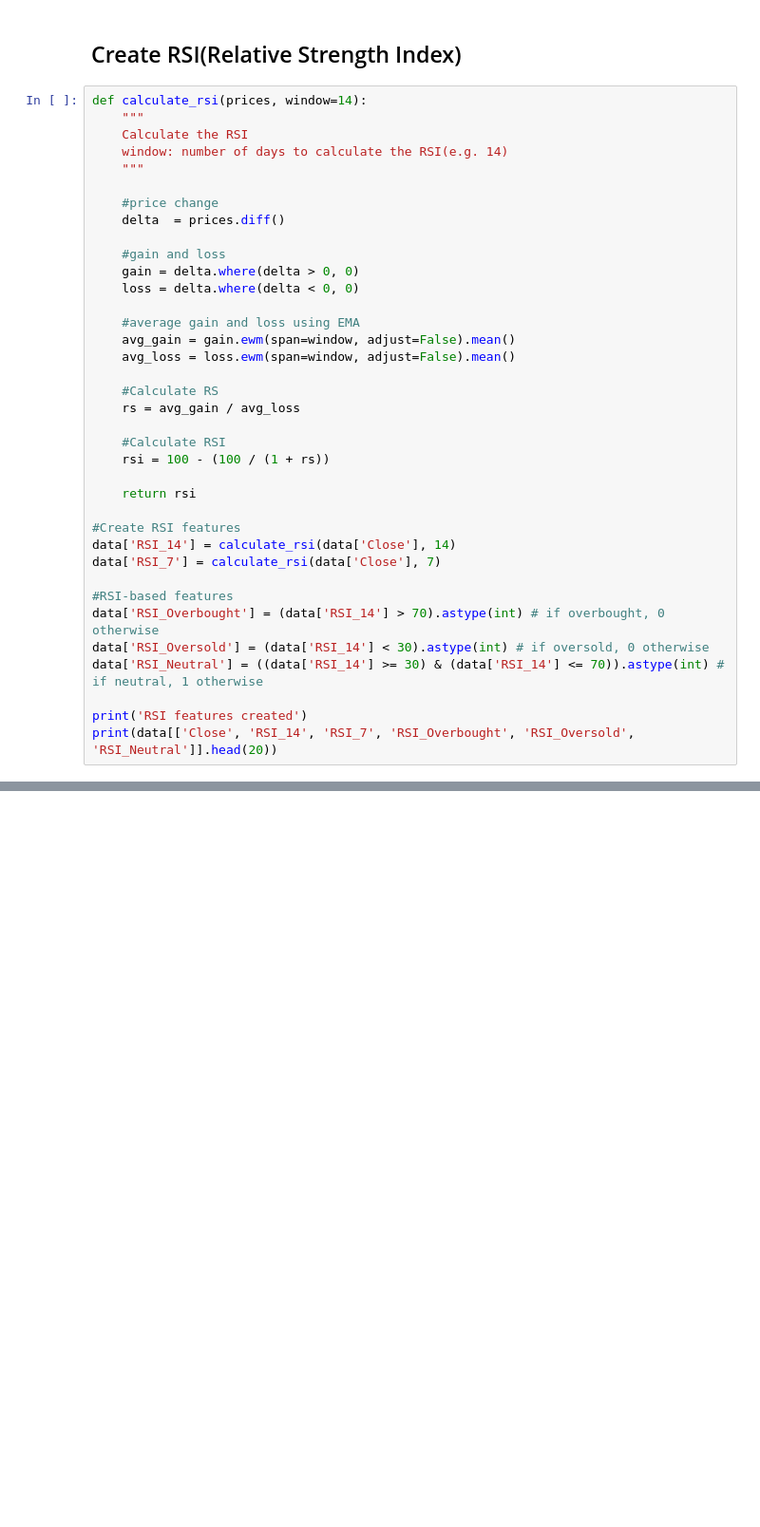
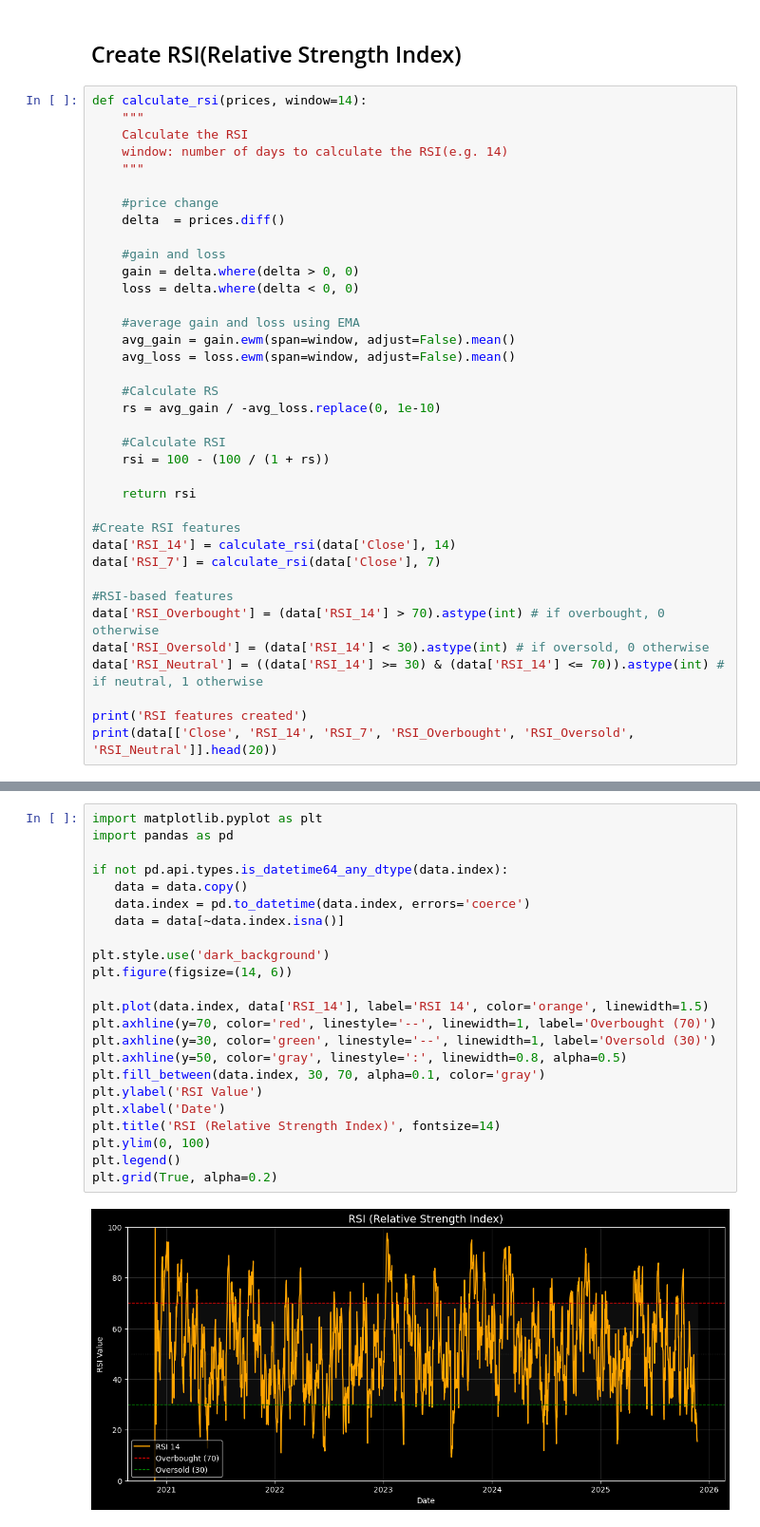
Before and after one commit to Bistrel2002/AI4Finance, a Jupyter notebook: notebooks/feature_engineering.ipynb, the cells around one changed output, grey strips where cells are left out. Shown at 95% size. Drawn from its saved outputs; the diff is of its cells as text; blank space fills up the shorter version.

```diff
--- a/notebooks/feature_engineering.ipynb
+++ b/notebooks/feature_engineering.ipynb
@@ -161,7 +116,7 @@ def calculate_rsi(prices, window=14):
     avg_loss = loss.ewm(span=window, adjust=False).mean()
 
     #Calculate RS
-    rs = avg_gain / avg_loss
+    rs = avg_gain / -avg_loss.replace(0, 1e-10)
 
     #Calculate RSI
     rsi = 100 - (100 / (1 + rs))
@@ -201,0 +157,25 @@ Plot a graph
+# %%
+import matplotlib.pyplot as plt
+import pandas as pd
+
+if not pd.api.types.is_datetime64_any_dtype(data.index):
+   data = data.copy()
+   data.index = pd.to_datetime(data.index, errors='coerce')
+   data = data[~data.index.isna()]
+
+plt.style.use('dark_background')
+plt.figure(figsize=(14, 6))
+
+plt.plot(data.index, data['RSI_14'], label='RSI 14', color='orange', linewidth=1.5)
+plt.axhline(y=70, color='red', linestyle='--', linewidth=1, label='Overbought (70)')
+plt.axhline(y=30, color='green', linestyle='--', linewidth=1, label='Oversold (30)')
+plt.axhline(y=50, color='gray', linestyle=':', linewidth=0.8, alpha=0.5)
+plt.fill_between(data.index, 30, 70, alpha=0.1, color='gray')
+plt.ylabel('RSI Value')
+plt.xlabel('Date')
+plt.title('RSI (Relative Strength Index)', fontsize=14)
+plt.ylim(0, 100)
+plt.legend()
+plt.grid(True, alpha=0.2)
+# %% [output]
+[figure, added]
```
Also changed, not shown: parts of 7 cells of this notebook, 5 other files.
